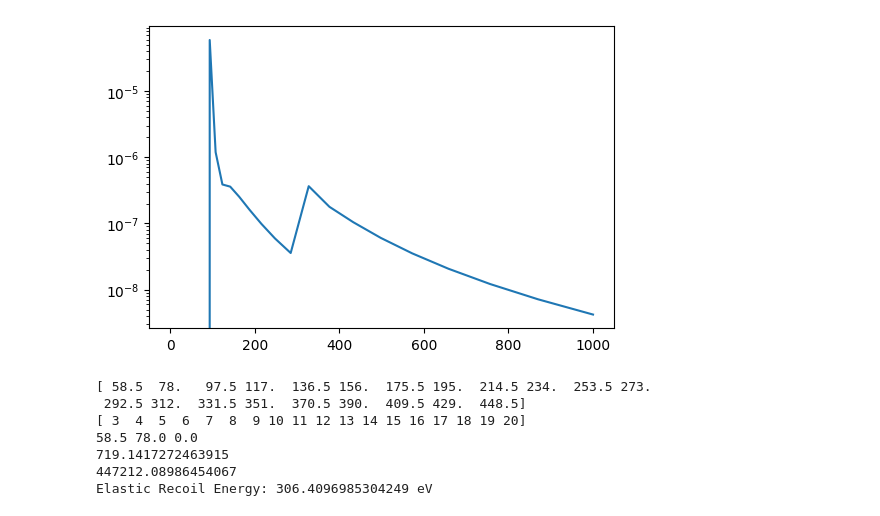
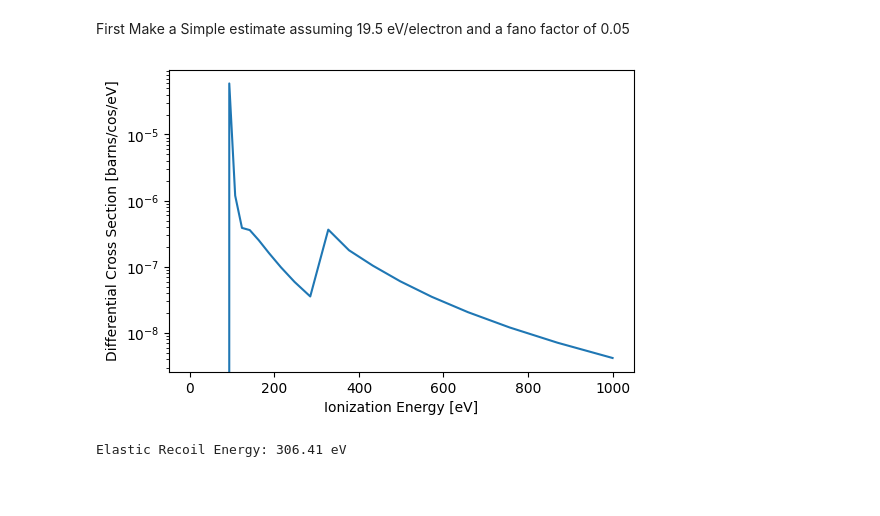
Before and after one commit to Duncan-Adams/MigdalCalc, a Jupyter notebook: Ar_probs.ipynb, the cells around one changed output. Cells and saved outputs as stored; diff of their text form; code cells hidden in the pictures; blank space fills up the shorter version.

```diff
--- a/Ar_probs.ipynb
+++ b/Ar_probs.ipynb
@@ -75,39 +99,34 @@ Migdal Rate: 2.282921e+07 evts/kg/day
+# %% [markdown]
+First Make a Simple estimate assuming 19.5 eV/electron and a fano factor of 0.05
 # %%
 Ar_quench = lambda E: 0.25
 
 c = np.cos(np.pi*Angle/180)
 
 migdal_ionization_spectrum = Ar_migdal.dR_dEion(c, En, Ar_quench)
 
 Eion_arr = np.geomspace(1e-3, 1000, 100)
 
 
 plt.plot(Eion_arr, migdal_ionization_spectrum(Eion_arr))
 plt.yscale('log')
+plt.ylabel('Differential Cross Section [barns/cos/eV]')
+plt.xlabel('Ionization Energy [eV]')
 plt.show()
 
 #binned cross section in barns/deg (azimuth)/cos theta
 binned_migdal_spectrum = ion.noblegas_electron_spectrum_binned(migdal_ionization_spectrum, Ar_quench, 19.5, 0.05,
-                                                              En, c, 40, flux=1, number_of_bins=20, fano=False)
+                                                              En, c, 40, flux=1, number_of_bins=20, fano=True)
 
 elastic_angular_spectrum = Ar_migdal.nuc.dSig_dOmega(En)
 elastic_xsec = elastic_angular_spectrum(c)
 migdal_xsec = integrate.quad(lambda dE: mig_dE_spectrum(dE, c), 0, 50000,limit=100, epsrel=1e-3)[0]
-print(elastic_xsec/migdal_xsec)
 binned_elastic_spectrum = ion.noblegas_electron_spectrum_binned_elastic(elastic_xsec, Ar_quench, 19.5, 0.05,
-                                                              En, c, 40, flux=1, number_of_bins=20, fano=False )
+                                                              En, c, 40, flux=1, number_of_bins=20, fano=True )
 
 
-print(np.sum(binned_migdal_spectrum[1])*rate_prefactor)
-
-print("Elastic Recoil Energy: " + str(kin.E_Recoil(0, c, A, En)) + " eV")
+print(f"Elastic Recoil Energy: {kin.E_Recoil(0, c, A, En):.2f} eV")
 # %% [output]
-[figure, old version]
+[figure, new version]
-[ 58.5  78.   97.5 117.  136.5 156.  175.5 195.  214.5 234.  253.5 273.
- 292.5 312.  331.5 351.  370.5 390.  409.5 429.  448.5]
-[ 3  4  5  6  7  8  9 10 11 12 13 14 15 16 17 18 19 20]
-58.5 78.0 0.0
-719.1417272463915
-447212.08986454067
-Elastic Recoil Energy: 306.4096985304249 eV
+Elastic Recoil Energy: 306.41 eV
 # %%
```
Also changed, not shown: parts of 7 cells of this notebook, 9 other files.
